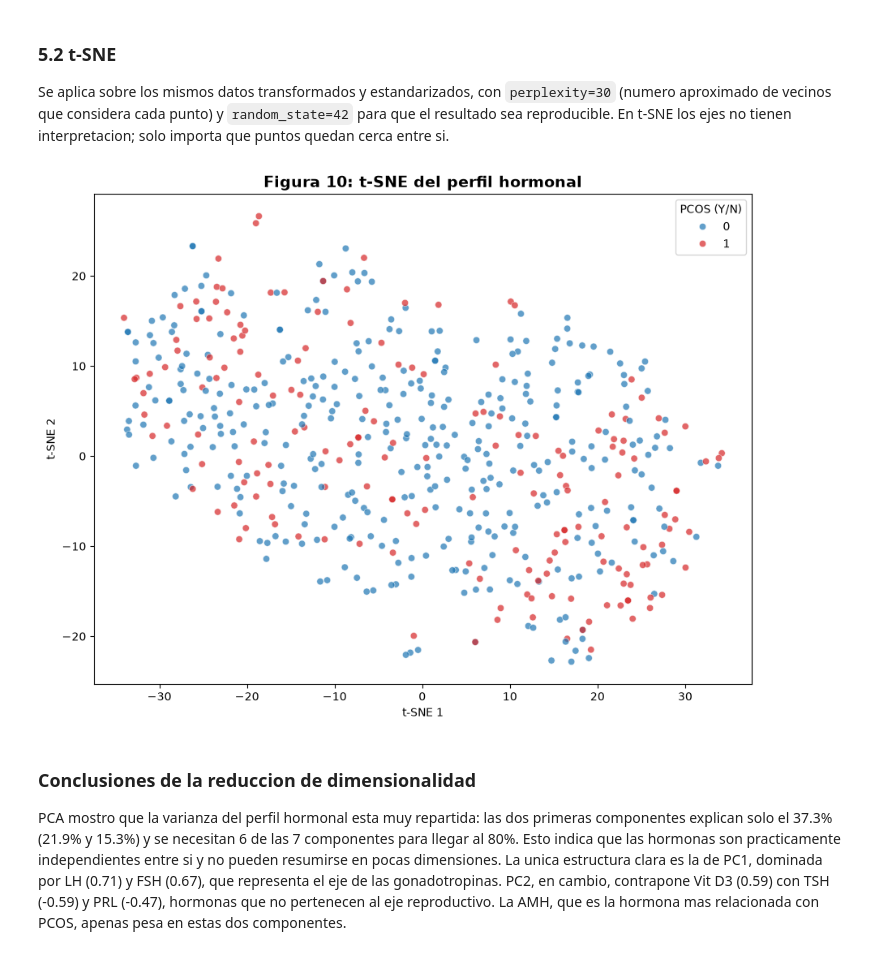
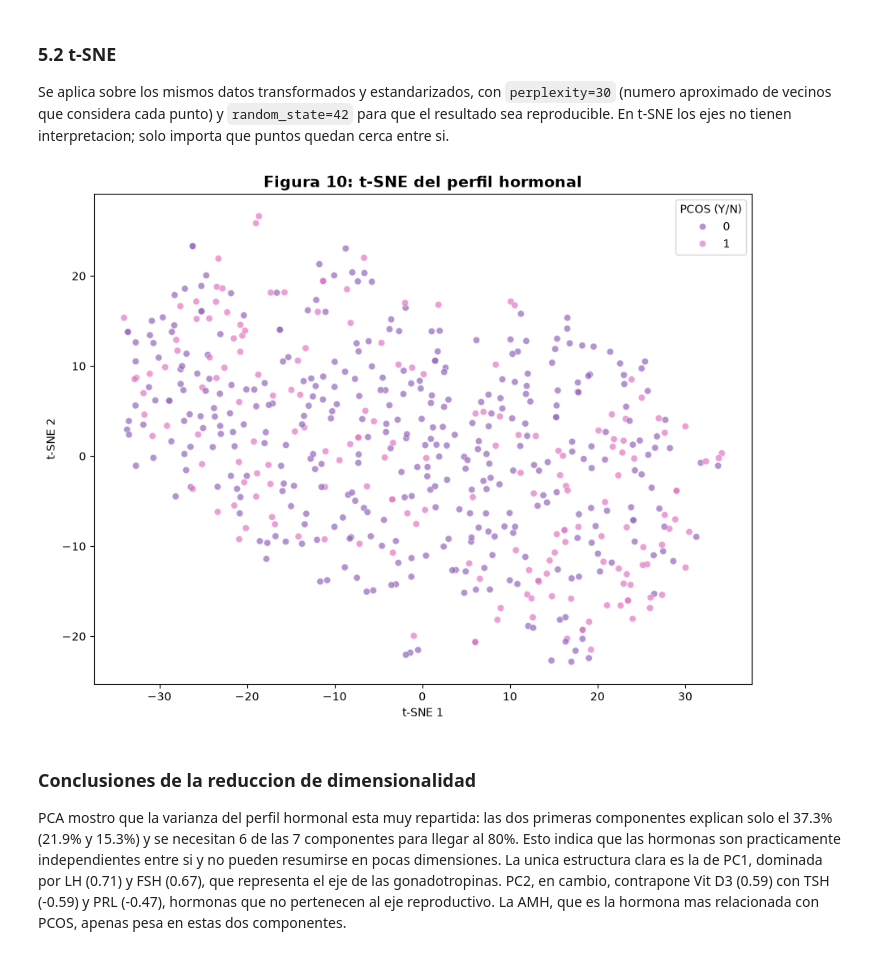
Before and after one commit to Elsarabia15/ICD-2026, a Jupyter notebook: Practicas/Practica-2/Practica-II.ipynb, the cells around one changed output. Saved outputs shown, nothing was run; the diff lists cells and outputs as text; code cells hidden in the pictures.

```diff
--- a/Practicas/Practica-2/Practica-II.ipynb
+++ b/Practicas/Practica-2/Practica-II.ipynb
@@ -1092,18 +1104,18 @@ Se aplica sobre los mismos datos transformados y estandarizados, con `perplexity
 # %%
 tsne = TSNE(n_components=2, perplexity=30, random_state=42)
 X_tsne = tsne.fit_transform(X_escalado)
 
 plt.figure(figsize=(9, 7))
-sns.scatterplot(x=X_tsne[:, 0], y=X_tsne[:, 1], hue=y, palette={0: "tab:blue", 1: "tab:red"}, alpha=0.7)
+sns.scatterplot(x=X_tsne[:, 0], y=X_tsne[:, 1], hue=y, palette={0: "tab:purple", 1: "tab:pink"}, alpha=0.7)
 plt.xlabel("t-SNE 1")
 plt.ylabel("t-SNE 2")
 plt.legend(title="PCOS (Y/N)")
 plt.title("Figura 10: t-SNE del perfil hormonal", fontsize=14, fontweight="bold")
 plt.tight_layout()
 plt.savefig("Images/Figura 10 - t-SNE 2D.png", dpi=150, bbox_inches="tight")
 plt.show()
 # %% [output]
-[figure, old version]
+[figure, new version]
 # %% [markdown]
 ### Conclusiones de la reduccion de dimensionalidad
 
```
Also changed, not shown: parts of 5 cells of this notebook, 10 other files.
